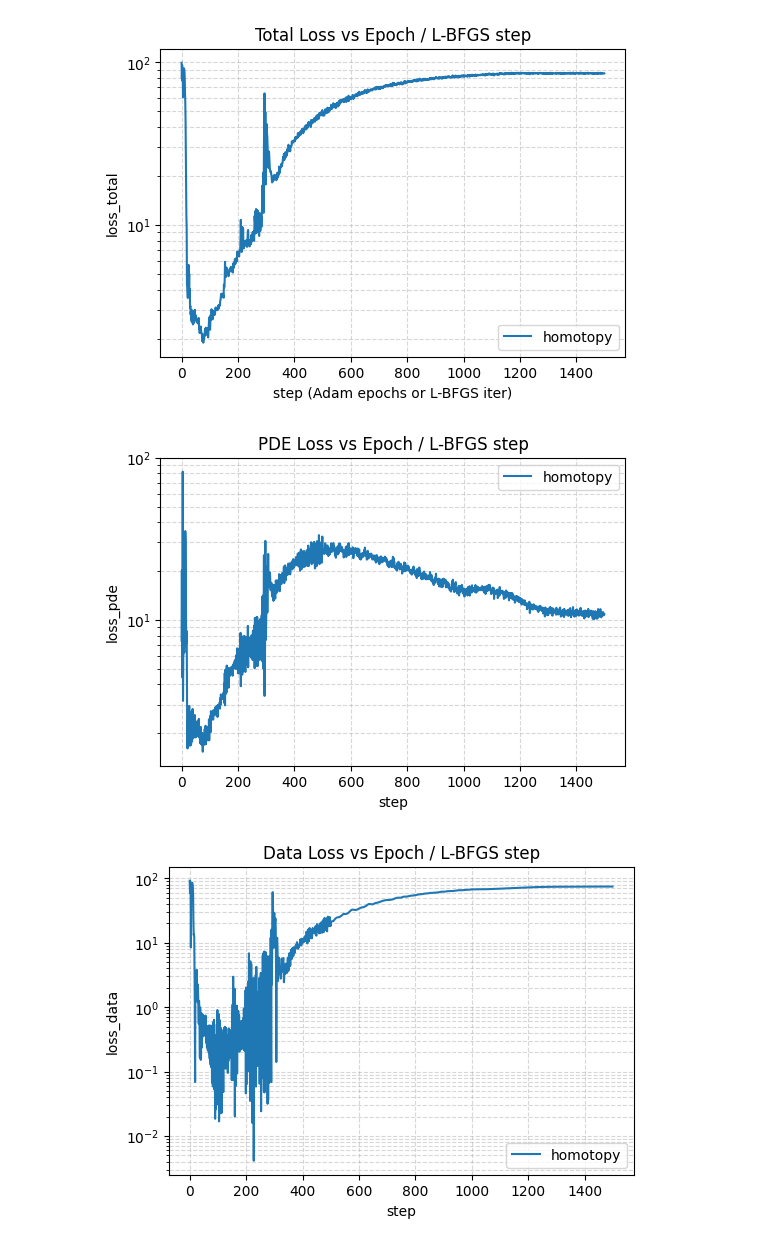
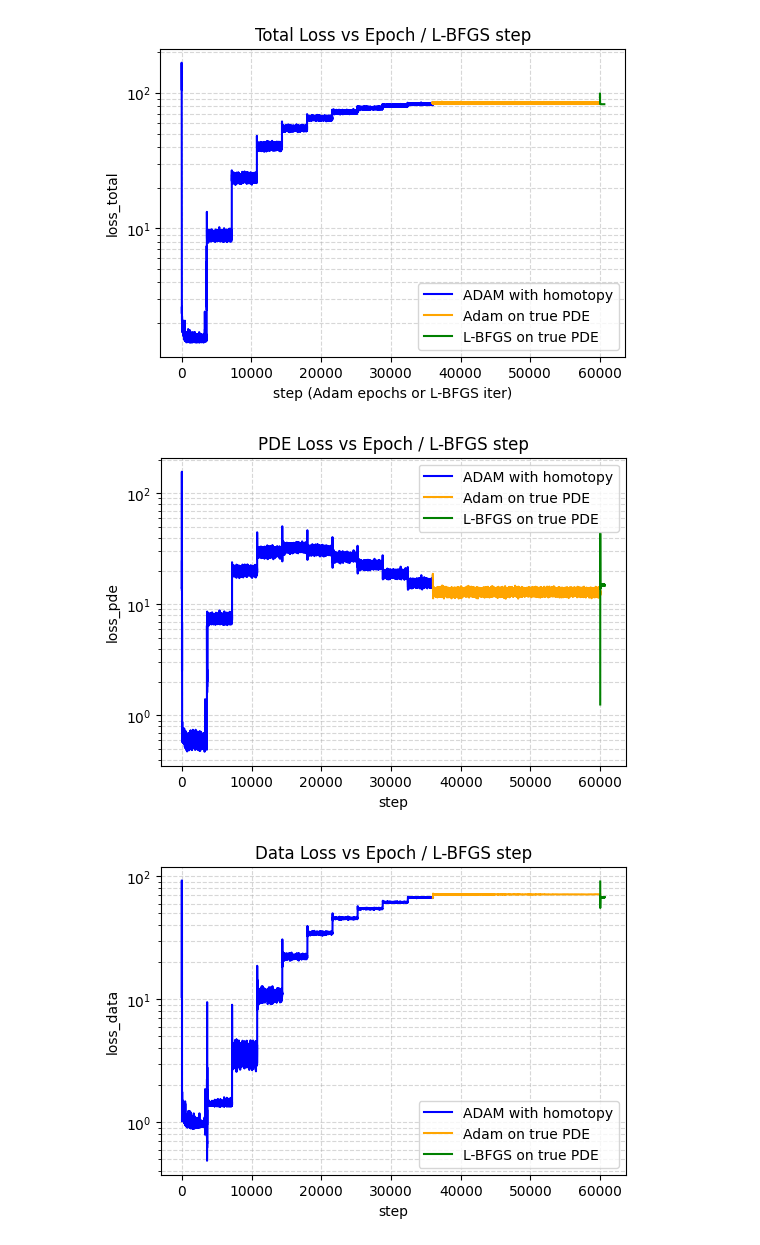
Before and after one commit to StratosFair/Mean_Escape_Time, a Jupyter notebook: OU_process_2D/Models/adapted_pinn_hard.ipynb, the cells around one changed output. Saved outputs shown, nothing was run; the diff lists cells and outputs as text; code cells hidden in the pictures.

```diff
--- a/OU_process_2D/Models/adapted_pinn_hard.ipynb
+++ b/OU_process_2D/Models/adapted_pinn_hard.ipynb
@@ -84,7 +270,7 @@ def mc_exit_time(x0, theta, sigma, R,
 # %%
 # Random Fourier Homotopy g(x) to regularize the forcing term
 class RandomFourierHomotopy:
-    def __init__(self, M=200, freq_scale=None, R=R, magnitude=5.0):
+    def __init__(self, M=200, freq_scale=None, R=R, magnitude=8.0):
         """
         M           : number of random Fourier modes
         freq_scale  : base frequency scale (if None, defaults to π/R)
@@ -231,7 +370,7 @@ def make_adaptive_batch(
 
     # number of hard points
     K     = int(batch_size * hard_frac)
-    if use_soft:
+    if use_soft or beta < 10.0 :
         # 2a) soft sampling: probabilities ∝ (residual^beta)
         weights = Rvals.pow(beta)
         weights = weights / (weights.sum() + 1e-12)
@@ -273,8 +419,8 @@ scheduler = torch.optim.lr_scheduler.StepLR(opt,
 # %%
 # sample x_data
-x_data = sample_disk(batch_size = 2,#batch_size,
+x_data = sample_disk(batch_size = batch_size,
                      R = R,
-                     radius_frac = 0.6)
+                     radius_frac = 1.0)
 
 # precompute tau_data once (theta, sigma are fixed PDE params)
 tau_data = mc_exit_time(
@@ -304,12 +452,16 @@ f_0 = lambda x : -1.0 - g_hom(x)
 f_1 = lambda x : x.new_full((x.shape[0],), -1.0)
 
 #helper functions
-def make_nu(epoch, N_hom):
-    """Linear ramp nu ∈ [0,1] over epochs 1..N_hom; then stays at 1."""
-    return 1.0 if epoch >= N_hom else float(epoch) / float(N_hom)
+nu_step = 0.1
+def make_nu(epoch, n_hom, step = 0.1):
+    """Returns nu in steps of `step` from 0 up to 1 after n_hom epochs."""
+    if epoch >= n_hom:
+        return 1.0
+    continuous_nu = float(epoch) / n_hom
+    discrete_nu = math.floor(continuous_nu / step) * step
+    return discrete_nu
 
 def interp(a0, a1, nu):
-    """Linear interp: (1−nu)*a0 + nu*a1."""
     return a0 * (1.0 - nu) + a1 * nu
 # %%
 # plot homotopy forcing g_hom(x)
@@ -549,37 +685,53 @@ L-BFGS did 141 closure calls, final total loss = 8.82e+01
 # %%
 # Plotting three separate loss evolutions
+total_history = total_history + lbfgs_total
+pde_history   = pde_history + lbfgs_pde
+data_history  = data_history + lbfgs_data
+
 # a) Total Loss
 plt.figure(figsize=(6,4))
-for name, arr in total_history.items():
-    plt.semilogy(arr, label=name)
+plt.semilogy(np.arange(n_hom), total_history[:n_hom], \
+             color = 'blue', label = "ADAM with homotopy")
+plt.semilogy(np.arange(n_hom, n_epochs), total_history[n_hom: n_epochs], \
+             color = 'orange', label = "Adam on true PDE")
+plt.semilogy(np.arange(n_epochs, len(total_history)), total_history[n_epochs:], \
+             color = 'green', label = "L-BFGS on true PDE")
 plt.title("Total Loss vs Epoch / L-BFGS step")
 plt.xlabel("step (Adam epochs or L-BFGS iter)")
 plt.ylabel("loss_total")
 plt.legend()
 plt.grid(True, which="both", ls="--", alpha=0.5)
 
 # b) PDE Loss
 plt.figure(figsize=(6,4))
-for name, arr in pde_history.items():
-    plt.semilogy(arr, label=name)
+plt.semilogy(np.arange(n_hom), pde_history[:n_hom], \
+             color = 'blue', label = "ADAM with homotopy")
+plt.semilogy(np.arange(n_hom, n_epochs), pde_history[n_hom: n_epochs], \
+             color = 'orange', label = "Adam on true PDE")
+plt.semilogy(np.arange(n_epochs, len(pde_history)), pde_history[n_epochs:], \
+             color = 'green', label = "L-BFGS on true PDE")
 plt.title("PDE Loss vs Epoch / L-BFGS step")
 plt.xlabel("step")
 plt.ylabel("loss_pde")
 plt.legend()
 plt.grid(True, which="both", ls="--", alpha=0.5)
 
 # c) Data Loss
 plt.figure(figsize=(6,4))
-for name, arr in data_history.items():
-    plt.semilogy(arr, label=name)
+plt.semilogy(np.arange(n_hom), data_history[:n_hom], \
+             color = 'blue', label = "ADAM with homotopy")
+plt.semilogy(np.arange(n_hom, n_epochs), data_history[n_hom: n_epochs], \
+             color = 'orange', label = "Adam on true PDE")
+plt.semilogy(np.arange(n_epochs, len(pde_history)), data_history[n_epochs:], \
+             color = 'green', label = "L-BFGS on true PDE")
 plt.title("Data Loss vs Epoch / L-BFGS step")
 plt.xlabel("step")
 plt.ylabel("loss_data")
 plt.legend()
 plt.grid(True, which="both", ls="--", alpha=0.5)
 
 plt.show()
 # %% [output]
-[figure, old version]
+[figure, new version]
-[figure, old version]
+[figure, new version]
-[figure, old version]
+[figure, new version]
```
Also changed, not shown: parts of 28 cells of this notebook.
